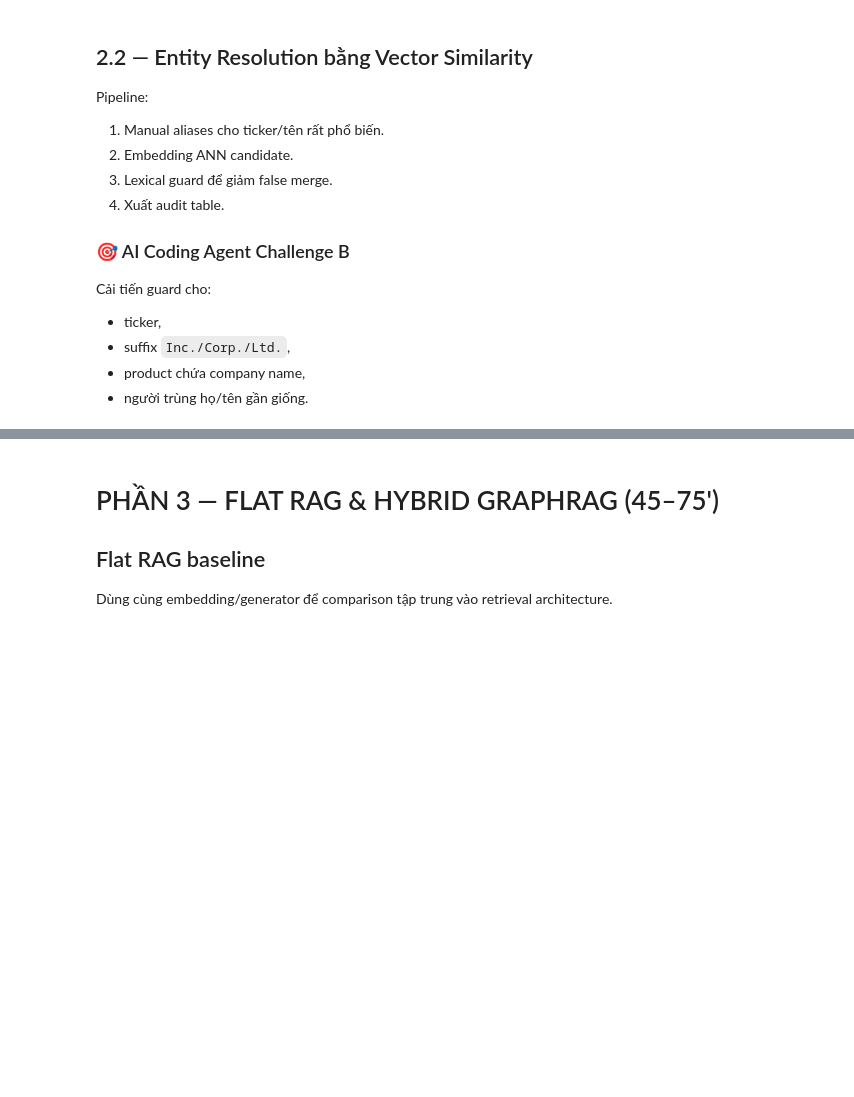
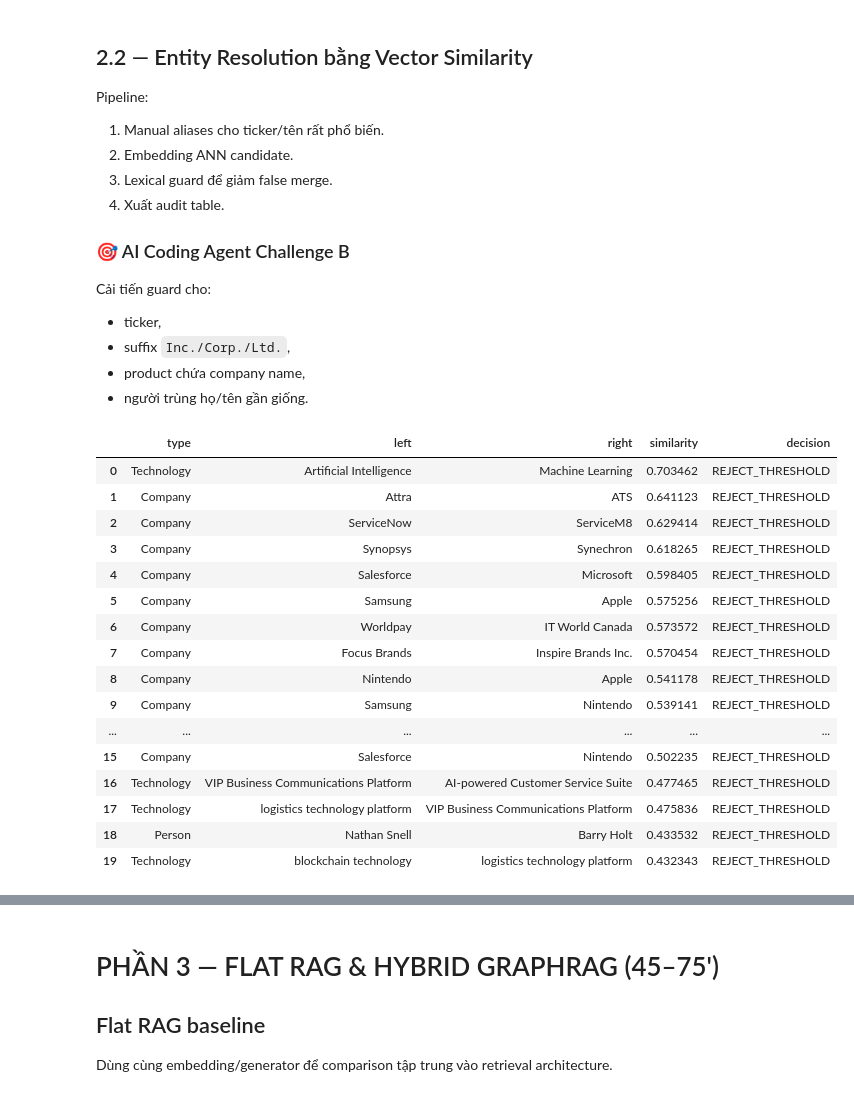
Before and after one commit to TruowNguyen/DAY19-2A202601974-NguyenVanTruong, a Jupyter notebook: Day19_GraphRAG_vs_FlatRAG_Production_Lab_Guide.ipynb, the cells around one changed output, grey strips where cells are left out. Drawn from its saved outputs; the diff is of its cells as text; code cells hidden in the pictures; blank space fills up the shorter version.

```diff
--- a/Day19_GraphRAG_vs_FlatRAG_Production_Lab_Guide.ipynb
+++ b/Day19_GraphRAG_vs_FlatRAG_Production_Lab_Guide.ipynb
@@ -659,11 +724,11 @@ def run_extraction(source_df, batch_size=4):
             errors.append({"start": start, "error": str(e)})
             continue
 
-        for item in obj.get("items", []):
+        for item in dict_items(obj.get("items", [])):
             cid = item.get("chunk_id")
             if cid not in meta:
                 continue
-            for x in item.get("relations", []):
+            for x in dict_items(item.get("relations", [])):
                 s, t = norm_space(x.get("source")), norm_space(x.get("target"))
                 st, tt, rel = x.get("source_type"), x.get("target_type"), x.get("relation")
                 if not s or not t:
@@ -684,7 +749,17 @@ def run_extraction(source_df, batch_size=4):
                     "confidence": float(x.get("confidence") or 0.0),
                 })
 
-    return pd.DataFrame(triples), pd.DataFrame(errors)
+    triple_columns = [
+        "source_raw", "source_type", "relation", "target_raw", "target_type",
+        "source_chunk_id", "published_date", "evidence", "confidence",
+    ]
+    return pd.DataFrame(triples, columns=triple_columns), pd.DataFrame(errors)
 
-# raw_triples_df, extraction_errors_df = run_extraction(extraction_source)
-# display(raw_triples_df.head())
+RAW_TRIPLES_CACHE = OUTPUT_DIR / "raw_triples.csv"
+if RAW_TRIPLES_CACHE.exists():
+    raw_triples_df = pd.read_csv(RAW_TRIPLES_CACHE)
+    extraction_errors_df = pd.DataFrame(columns=["start", "error"])
+else:
+    raw_triples_df, extraction_errors_df = run_extraction(extraction_source)
+    raw_triples_df.to_csv(RAW_TRIPLES_CACHE, index=False)
+display(raw_triples_df.head())
@@ -796,13 +878,13 @@ def build_resolution_map(raw_triples_df, threshold=0.90, top_k=5):
 
         for i in range(len(names)):
             for score, j in zip(sims[i], nbrs[i]):
-                if j < 0 or i >= j or float(score) < threshold:
+                if j < 0 or i >= j or float(score) < 0.75:
                     continue
-                ok = merge_guard(names[i], names[j])
+                ok = merge_guard(names[i], names[j]) if float(score) >= threshold else False
                 audit.append({
                     "type": typ, "left": names[i], "right": names[j],
                     "similarity": float(score),
-                    "decision": "MERGE_VECTOR" if ok else "REJECT_GUARD"
+                    "decision": "MERGE_VECTOR" if ok else ("REJECT_GUARD" if float(score) >= threshold else "REJECT_THRESHOLD")
                 })
                 if ok:
                     uf.union(i, j)
@@ -812,36 +894,63 @@ def build_resolution_map(raw_triples_df, threshold=0.90, top_k=5):
             groups[uf.find(i)].append(i)
 
         for idxs in groups.values():
             best = sorted(
                 idxs,
                 key=lambda i: (-counts[keys[i]], len(names[i]), names[i].lower())
             )[0]
             canonical = names[best]
             for i in idxs:
                 mapping[keys[i]] = canonical
 
     for key in counts:
         mapping.setdefault(key, display_name[key])
 
     return mapping, pd.DataFrame(audit)
 
 def canonicalize_triples(raw_df, mapping):
     df = raw_df.copy()
     def canon(name, typ):
         n = norm_entity(name)
         return mapping.get((typ, n), MANUAL_ALIASES.get(n, name))
 
     df["source_name"] = [canon(n,t) for n,t in zip(df.source_raw, df.source_type)]
     df["target_name"] = [canon(n,t) for n,t in zip(df.target_raw, df.target_type)]
     df["source_name_norm"] = df.source_name.map(norm_entity)
     df["target_name_norm"] = df.target_name.map(norm_entity)
     df["source_id"] = [sha1(f"{t}:{n}")[:24] for t,n in zip(df.source_type, df.source_name_norm)]
     df["target_id"] = [sha1(f"{t}:{n}")[:24] for t,n in zip(df.target_type, df.target_name_norm)]
     return df[df.source_id != df.target_id].reset_index(drop=True)
 
-# entity_map, entity_resolution_audit_df = build_resolution_map(raw_triples_df)
-# triples_df = canonicalize_triples(raw_triples_df, entity_map)
-# display(entity_resolution_audit_df.head(20))
+CANONICAL_CACHE = OUTPUT_DIR / "canonical_triples.csv"
+AUDIT_CACHE = OUTPUT_DIR / "entity_resolution_audit.csv"
+if CANONICAL_CACHE.exists() and AUDIT_CACHE.exists():
+    triples_df = pd.read_csv(CANONICAL_CACHE)
+    entity_resolution_audit_df = pd.read_csv(AUDIT_CACHE)
+    entity_map = {}
+else:
+    entity_map, entity_resolution_audit_df = build_resolution_map(raw_triples_df)
+    triples_df = canonicalize_triples(raw_triples_df, entity_map)
+    triples_df.to_csv(CANONICAL_CACHE, index=False)
+    entity_resolution_audit_df.to_csv(AUDIT_CACHE, index=False)
+display(entity_resolution_audit_df.head(20))
+# %% [output]
+|  | type | left | right | similarity | decision |
+| 0 | Technology | Artificial Intelligence | Machine Learning | 0.703462 | REJECT_THRESHOLD |
+| 1 | Company | Attra | ATS | 0.641123 | REJECT_THRESHOLD |
+| 2 | Company | ServiceNow | ServiceM8 | 0.629414 | REJECT_THRESHOLD |
+| 3 | Company | Synopsys | Synechron | 0.618265 | REJECT_THRESHOLD |
+| 4 | Company | Salesforce | Microsoft | 0.598405 | REJECT_THRESHOLD |
+| 5 | Company | Samsung | Apple | 0.575256 | REJECT_THRESHOLD |
+| 6 | Company | Worldpay | IT World Canada | 0.573572 | REJECT_THRESHOLD |
+| 7 | Company | Focus Brands | Inspire Brands Inc. | 0.570454 | REJECT_THRESHOLD |
+| 8 | Company | Nintendo | Apple | 0.541178 | REJECT_THRESHOLD |
+| 9 | Company | Samsung | Nintendo | 0.539141 | REJECT_THRESHOLD |
+| ... | ... | ... | ... | ... | ... |
+| 15 | Company | Salesforce | Nintendo | 0.502235 | REJECT_THRESHOLD |
+| 16 | Technology | VIP Business Communications Platform | AI-powered Customer Service Suite | 0.477465 | REJECT_THRESHOLD |
+| 17 | Technology | logistics technology platform | VIP Business Communications Platform | 0.475836 | REJECT_THRESHOLD |
+| 18 | Person | Nathan Snell | Barry Holt | 0.433532 | REJECT_THRESHOLD |
+| 19 | Technology | blockchain technology | logistics technology platform | 0.432343 | REJECT_THRESHOLD |
 # %%
 #@title 2.3 — Node table + UNWIND bulk insert
 def build_nodes(triples_df):
```
Also changed, not shown: parts of 18 cells of this notebook, 9 other files.
